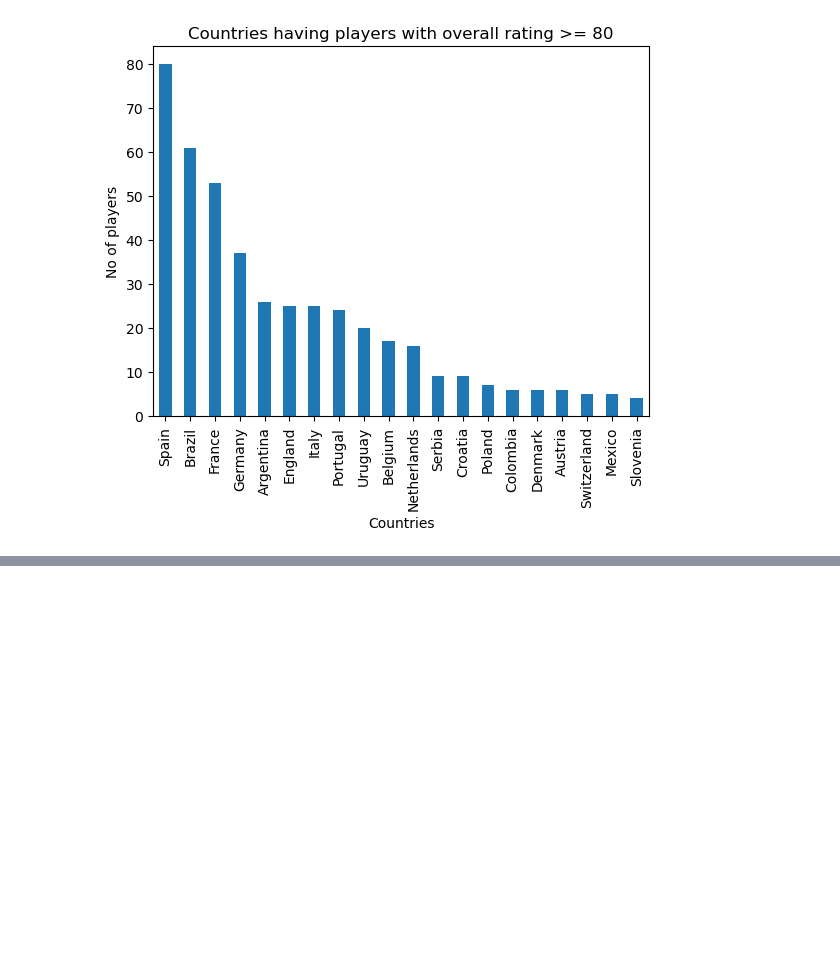
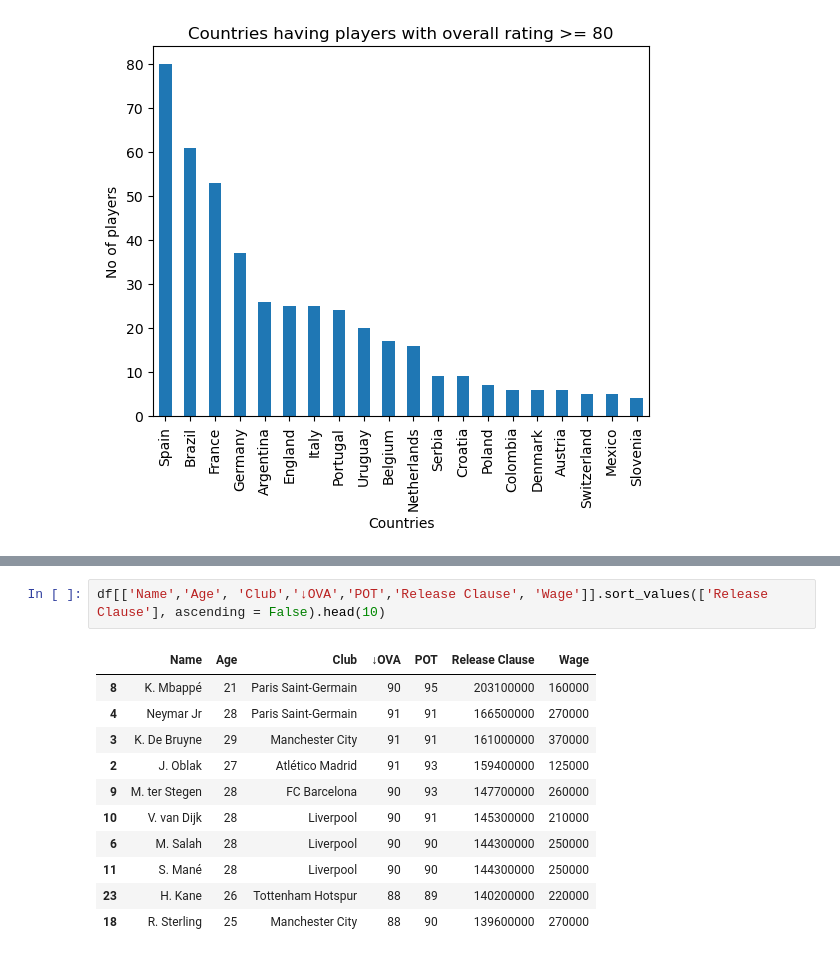
Before and after one commit to ansh099/Fifa-21_dataset, a Jupyter notebook: FIFA 21 .ipynb, the cells around one changed output, grey strips where cells are left out. Drawn from its saved outputs; the diff is of its cells as text; blank space fills up the shorter version.

```diff
--- a/FIFA 21 .ipynb
+++ b/FIFA 21 .ipynb
@@ -383,0 +515,14 @@ fil.head(20).plot.bar(title ="Countries having players with overall rating >= 80
+# %%
+df[['Name','Age', 'Club','↓OVA','POT','Release Clause', 'Wage']].sort_values(['Release Clause'], ascending = False).head(10)
+# %% [output]
+|  | Name | Age | Club | ↓OVA | POT | Release Clause | Wage |
+| 8 | K. Mbappé | 21 | Paris Saint-Germain | 90 | 95 | 203100000 | 160000 |
+| 4 | Neymar Jr | 28 | Paris Saint-Germain | 91 | 91 | 166500000 | 270000 |
+| 3 | K. De Bruyne | 29 | Manchester City | 91 | 91 | 161000000 | 370000 |
+| 2 | J. Oblak | 27 | Atlético Madrid | 91 | 93 | 159400000 | 125000 |
+| 9 | M. ter Stegen | 28 | FC Barcelona | 90 | 93 | 147700000 | 260000 |
+| 10 | V. van Dijk | 28 | Liverpool | 90 | 91 | 145300000 | 210000 |
+| 6 | M. Salah | 28 | Liverpool | 90 | 90 | 144300000 | 250000 |
+| 11 | S. Mané | 28 | Liverpool | 90 | 90 | 144300000 | 250000 |
+| 23 | H. Kane | 26 | Tottenham Hotspur | 88 | 89 | 140200000 | 220000 |
+| 18 | R. Sterling | 25 | Manchester City | 88 | 90 | 139600000 | 270000 |
```
Also changed, not shown: parts of 15 cells of this notebook.
